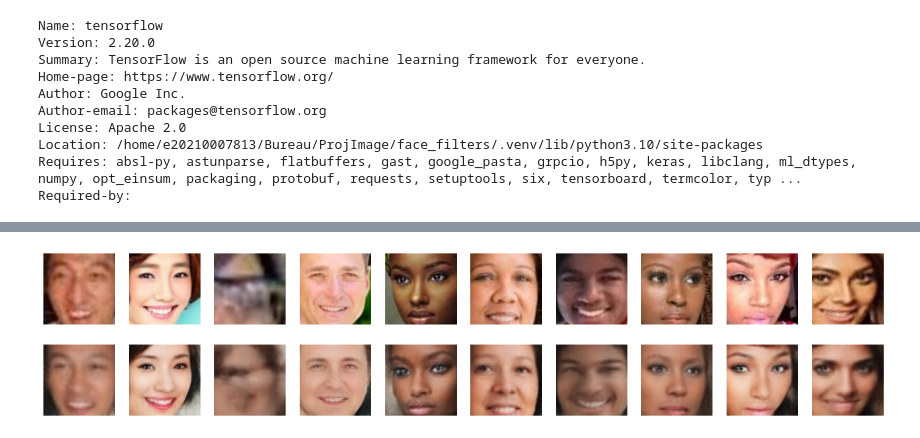
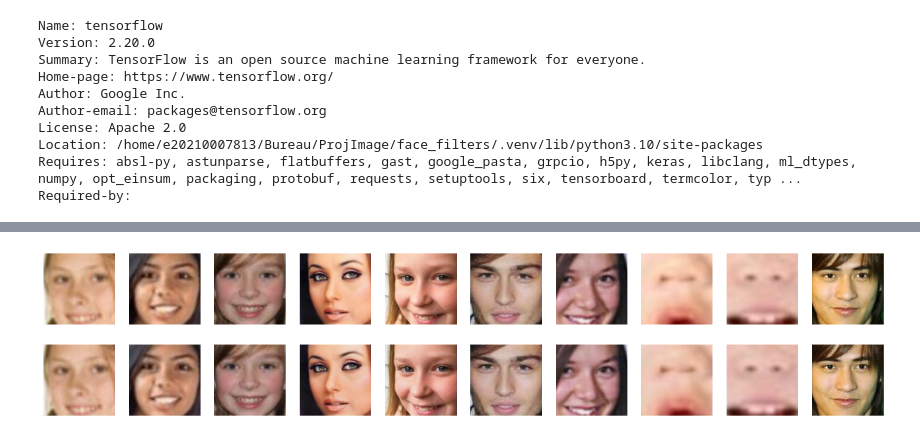
Before and after one commit to jjparrad/face_filters, a Jupyter notebook: src/Notebooks/face_filters.ipynb, the cells around one changed output, grey strips where cells are left out. Drawn from its saved outputs; the diff is of its cells as text; code cells hidden in the pictures.

```diff
--- a/src/Notebooks/face_filters.ipynb
+++ b/src/Notebooks/face_filters.ipynb
@@ -68,9 +68,10 @@ def preprocess_image(img_path):
     return crops
 # %%
 i = 0
+numImg = 2000
 for root, dirs, files in os.walk(path):
     for file in files:
-        if i >= 13000:
+        if i >= numImg:
             break
         if file.endswith(".jpg"):
             img_path = os.path.join(root, file)
@@ -80,7 +81,7 @@ for root, dirs, files in os.walk(path):
             for crop in processed_crops:
                 images.append(crop)
                 i += 1
-                if i >= 13000:
+                if i >= numImg:
                     break
 # %%
 !pip show tensorflow
@@ -258,0 +251,3 @@ Model: "decoder"
+# %%
+encoder = build_encoder(latent_dim)
+decoder = build_decoder(latent_dim)
@@ -292,8 +290,8 @@ class VAE(keras.Model):
 
     def train_step(self, x):
         with tf.GradientTape() as tape:
-            z_mean, z_log_var, z = self.encoder(x, training=True)
-            reconstruction = self.decoder(z, training=True)  # [0,1]
+            z_mean, z_log_var, z, skips = self.encoder(x, training=True)
+            reconstruction = self.decoder([z] + skips, training=True)
 
             # Reconstrucción MAE + SSIM
             mae = tf.reduce_mean(tf.abs(x - reconstruction), axis=[1,2,3])
@@ -321,8 +319,8 @@ class VAE(keras.Model):
                 "perceptual_loss": p_loss}
 
     def test_step(self, x):
-        z_mean, z_log_var, z = self.encoder(x, training=False)
-        reconstruction = self.decoder(z, training=False)
+        z_mean, z_log_var, z, skips = self.encoder(x, training=False)
+        reconstruction = self.decoder([z] + skips, training=False)
 
         mae = tf.reduce_mean(tf.abs(x - reconstruction), axis=[1,2,3])
         ssim = tf.clip_by_value(tf.image.ssim(x, reconstruction, max_val=1.0), 0.0, 1.0)
@@ -343,8 +341,8 @@ class VAE(keras.Model):
                 "perceptual_loss": p_loss}
 
     def call(self, x):
-        _, _, z = self.encoder(x)
-        return self.decoder(z)
+        _, _, z, skips = self.encoder(x)
+        return self.decoder([z] + skips)
 # %%
 vae = VAE(encoder, decoder)
 vae.compile(optimizer=keras.optimizers.Adam(), loss=None)
@@ -358,8 +356,8 @@ class SaveEveryN(tf.keras.callbacks.Callback):
             vae.decoder.save(f"../Models/Temp/vae_decoder_epoch_{epoch+1}.keras")
             vae.save_weights(f'../Models/Temp/vae_weights_epoch_{epoch+1}.weights.h5')
 # %%
-# Train the vae
-epochs = 50
+# Train th   e vae
+epochs = 20
 batch_size = 32
 
 history = vae.fit(
@@ -394,28 +437,28 @@ vae.save_weights('../Models/vae_weights.weights.h5')
 # %%
 # Compare original and reconstructed images
 import matplotlib.pyplot as plt
 
 n = 10
 
 # El encoder devuelve: z_mean, z_log_var, z
-z_mean, z_log_var, z = vae.encoder(x_test[:n])
-decoded_imgs = vae.decoder(z)
+z_mean, z_log_var, z, split = vae.encoder(x_test[:n])
+decoded_imgs = vae.decoder([z] + split)
 
 plt.figure(figsize=(20, 4))
 for i in range(n):
     # Original
     ax = plt.subplot(2, n, i + 1)
     plt.imshow(x_test[i])
     plt.axis("off")
 
     # Reconstructed
     ax = plt.subplot(2, n, i + 1 + n)
     plt.imshow(decoded_imgs[i])
     plt.axis("off")
 
 plt.show()
 # %% [output]
-[figure, old version]
+[figure, new version]
 # %%
 loss = history.history['loss']
 
```
Also changed, not shown: parts of 8 cells of this notebook, 4 other files.
